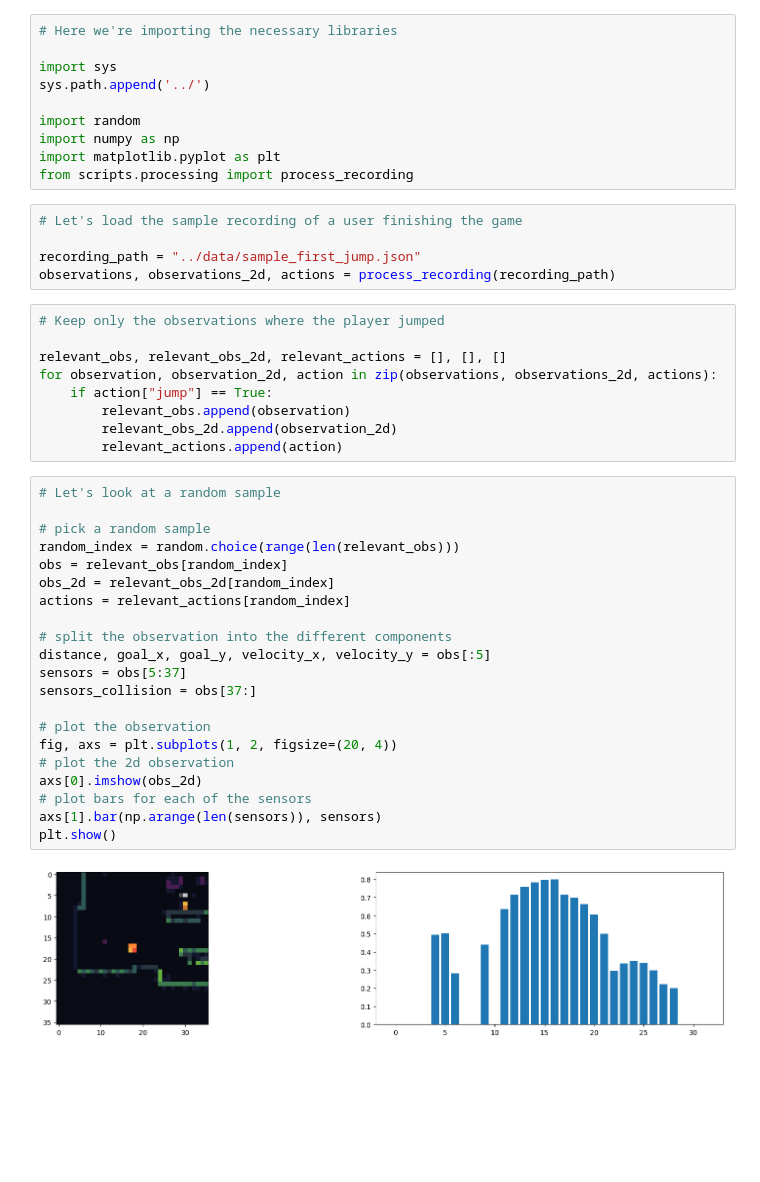
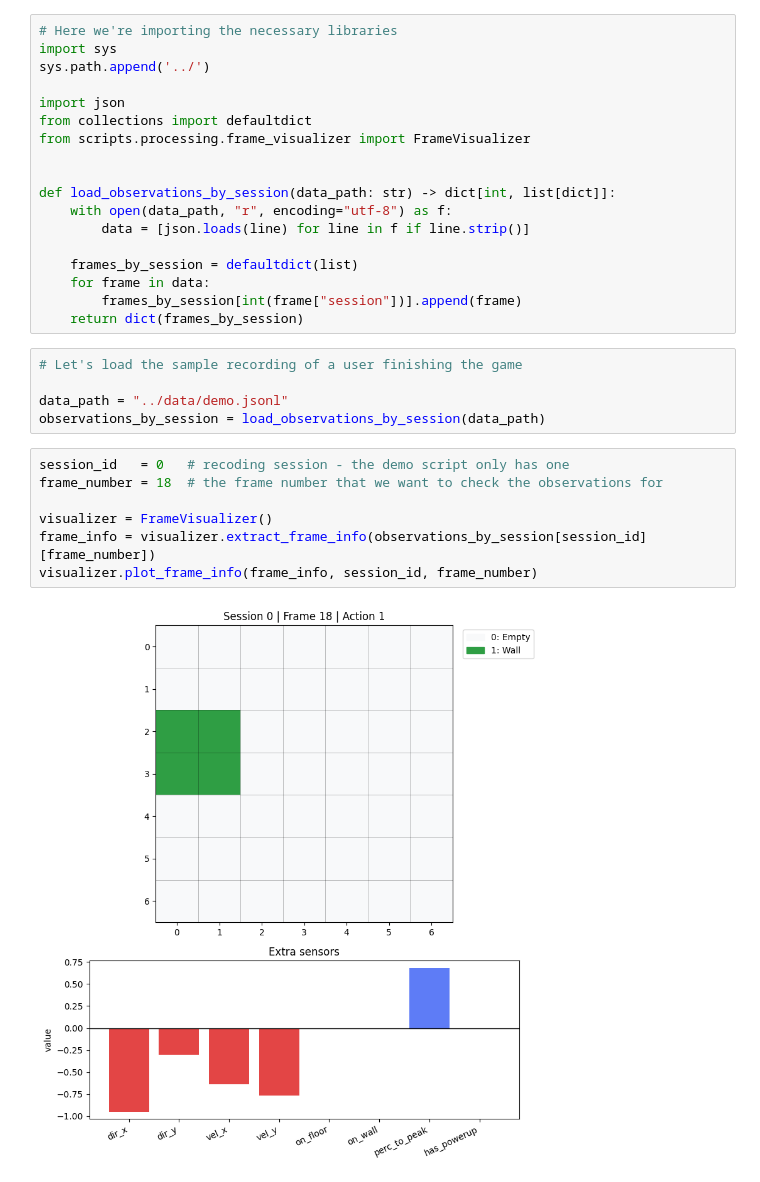
Before and after one commit to 2BytesGoat/PLaiGROUND, a Jupyter notebook: notebooks/00_data_exploration.ipynb, the cells around one changed output. Drawn from its saved outputs; the diff is of its cells as text; blank space fills up the shorter version.

Commit message:
add scripts for data exploration

```diff
--- a/notebooks/00_data_exploration.ipynb
+++ b/notebooks/00_data_exploration.ipynb
@@ -41,47 +33,32 @@ Is a dictionary that tells you what did the player do during the recording. It l
 # %%
 # Here we're importing the necessary libraries
-
 import sys
 sys.path.append('../')
 
-import random
-import numpy as np
-import matplotlib.pyplot as plt
-from scripts.processing import process_recording
+import json
+from collections import defaultdict
+from scripts.processing.frame_visualizer import FrameVisualizer
+
+
+def load_observations_by_session(data_path: str) -> dict[int, list[dict]]:
+    with open(data_path, "r", encoding="utf-8") as f:
+        data = [json.loads(line) for line in f if line.strip()]
+
+    frames_by_session = defaultdict(list)
+    for frame in data:
+        frames_by_session[int(frame["session"])].append(frame)
+    return dict(frames_by_session)
 # %%
 # Let's load the sample recording of a user finishing the game
 
-recording_path = "../data/sample_first_jump.json"
-observations, observations_2d, actions = process_recording(recording_path)
+data_path = "../data/demo.jsonl"
+observations_by_session = load_observations_by_session(data_path)
 # %%
-# Keep only the observations where the player jumped
+session_id   = 0   # recoding session - the demo script only has one
+frame_number = 18  # the frame number that we want to check the observations for
 
-relevant_obs, relevant_obs_2d, relevant_actions = [], [], []
-for observation, observation_2d, action in zip(observations, observations_2d, actions):
-    if action["jump"] == True:
-        relevant_obs.append(observation)
-        relevant_obs_2d.append(observation_2d)
-        relevant_actions.append(action)
+visualizer = FrameVisualizer()
+frame_info = visualizer.extract_frame_info(observations_by_session[session_id][frame_number])
+visualizer.plot_frame_info(frame_info, session_id, frame_number)
+# %% [output]
+[figure, added]
-# %%
-# Let's look at a random sample
-
-# pick a random sample
-random_index = random.choice(range(len(relevant_obs)))
-obs = relevant_obs[random_index]
-obs_2d = relevant_obs_2d[random_index]
-actions = relevant_actions[random_index]
-
-# split the observation into the different components
-distance, goal_x, goal_y, velocity_x, velocity_y = obs[:5]
-sensors = obs[5:37]
-sensors_collision = obs[37:]
-
-# plot the observation
-fig, axs = plt.subplots(1, 2, figsize=(20, 4))
-# plot the 2d observation
-axs[0].imshow(obs_2d)
-# plot bars for each of the sensors
-axs[1].bar(np.arange(len(sensors)), sensors)
-plt.show()
-# %% [output]
-[figure, removed]
```
Also changed, not shown: parts of 3 cells of this notebook, 4 other files.
